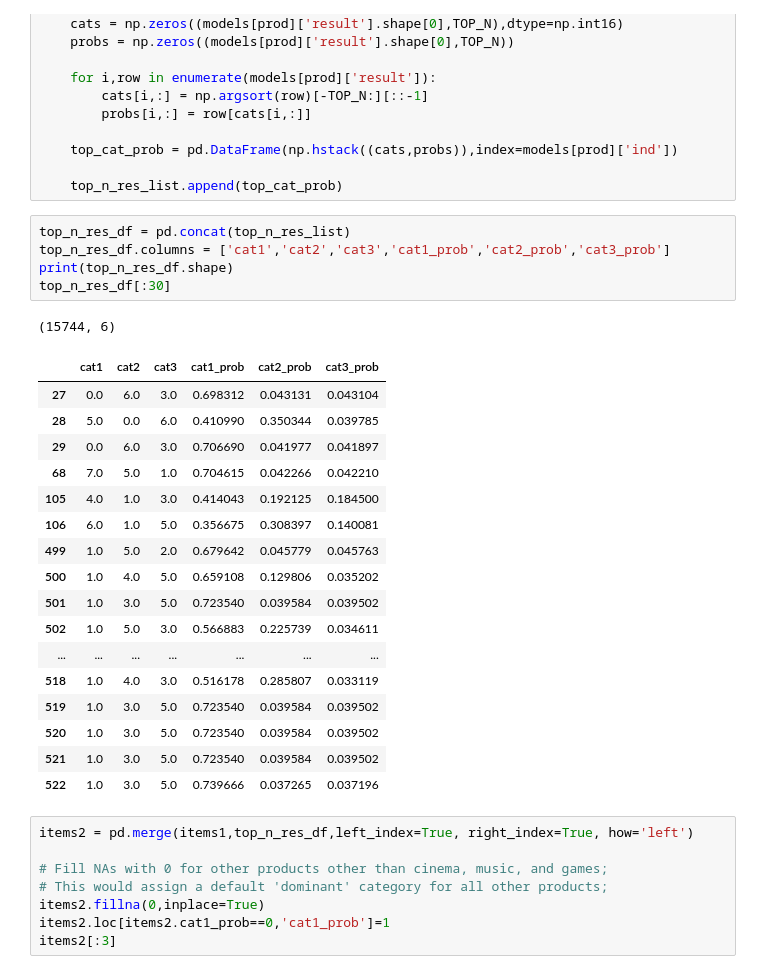
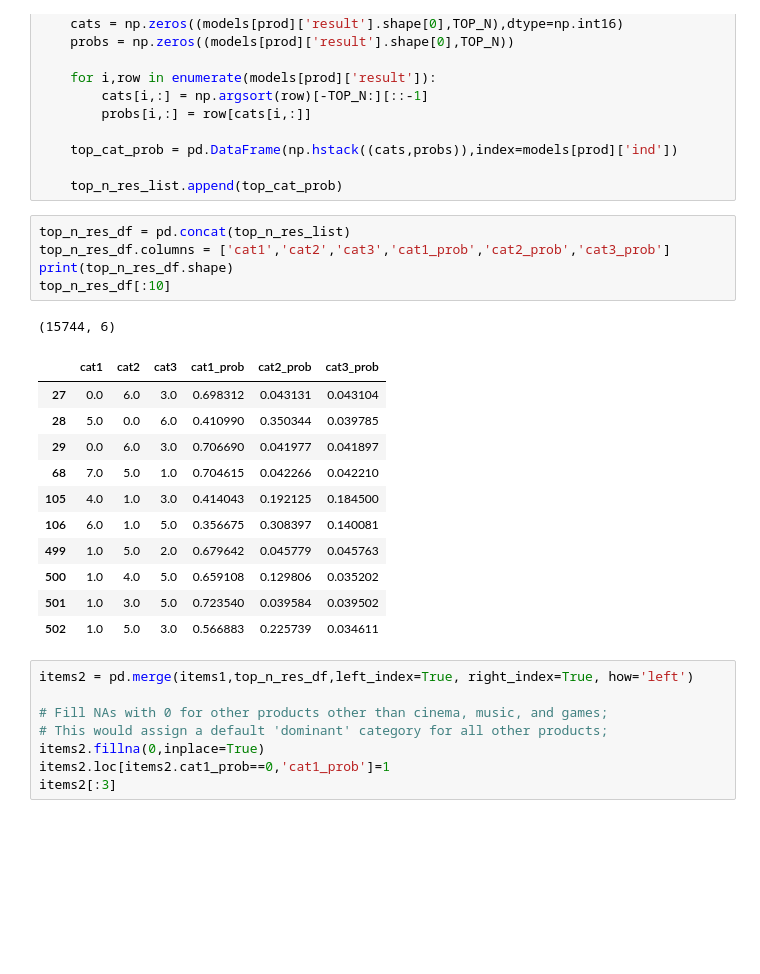
Before and after one commit to xiaoyu7016/my_kaggle, a Jupyter notebook: course/script/2018.10.17 - Explore text features.ipynb, the cells around one changed output. Drawn from its saved outputs; the diff is of its cells as text; blank space fills up the shorter version.

```diff
--- a/course/script/2018.10.17 - Explore text features.ipynb
+++ b/course/script/2018.10.17 - Explore text features.ipynb
@@ -302,27 +300,21 @@ for prod in models.keys():
 # %%
 top_n_res_df = pd.concat(top_n_res_list)
 top_n_res_df.columns = ['cat1','cat2','cat3','cat1_prob','cat2_prob','cat3_prob']
 print(top_n_res_df.shape)
-top_n_res_df[:30]
+top_n_res_df[:10]
 # %% [output]
 (15744, 6)
 |  | cat1 | cat2 | cat3 | cat1_prob | cat2_prob | cat3_prob |
 | 27 | 0.0 | 6.0 | 3.0 | 0.698312 | 0.043131 | 0.043104 |
 | 28 | 5.0 | 0.0 | 6.0 | 0.410990 | 0.350344 | 0.039785 |
 | 29 | 0.0 | 6.0 | 3.0 | 0.706690 | 0.041977 | 0.041897 |
 | 68 | 7.0 | 5.0 | 1.0 | 0.704615 | 0.042266 | 0.042210 |
 | 105 | 4.0 | 1.0 | 3.0 | 0.414043 | 0.192125 | 0.184500 |
 | 106 | 6.0 | 1.0 | 5.0 | 0.356675 | 0.308397 | 0.140081 |
 | 499 | 1.0 | 5.0 | 2.0 | 0.679642 | 0.045779 | 0.045763 |
 | 500 | 1.0 | 4.0 | 5.0 | 0.659108 | 0.129806 | 0.035202 |
 | 501 | 1.0 | 3.0 | 5.0 | 0.723540 | 0.039584 | 0.039502 |
 | 502 | 1.0 | 5.0 | 3.0 | 0.566883 | 0.225739 | 0.034611 |
-| ... | ... | ... | ... | ... | ... | ... |
-| 518 | 1.0 | 4.0 | 3.0 | 0.516178 | 0.285807 | 0.033119 |
-| 519 | 1.0 | 3.0 | 5.0 | 0.723540 | 0.039584 | 0.039502 |
-| 520 | 1.0 | 3.0 | 5.0 | 0.723540 | 0.039584 | 0.039502 |
-| 521 | 1.0 | 3.0 | 5.0 | 0.723540 | 0.039584 | 0.039502 |
-| 522 | 1.0 | 3.0 | 5.0 | 0.739666 | 0.037265 | 0.037196 |
 # %%
 items2 = pd.merge(items1,top_n_res_df,left_index=True, right_index=True, how='left')
 
```
Also changed, not shown: parts of 6 cells of this notebook.
